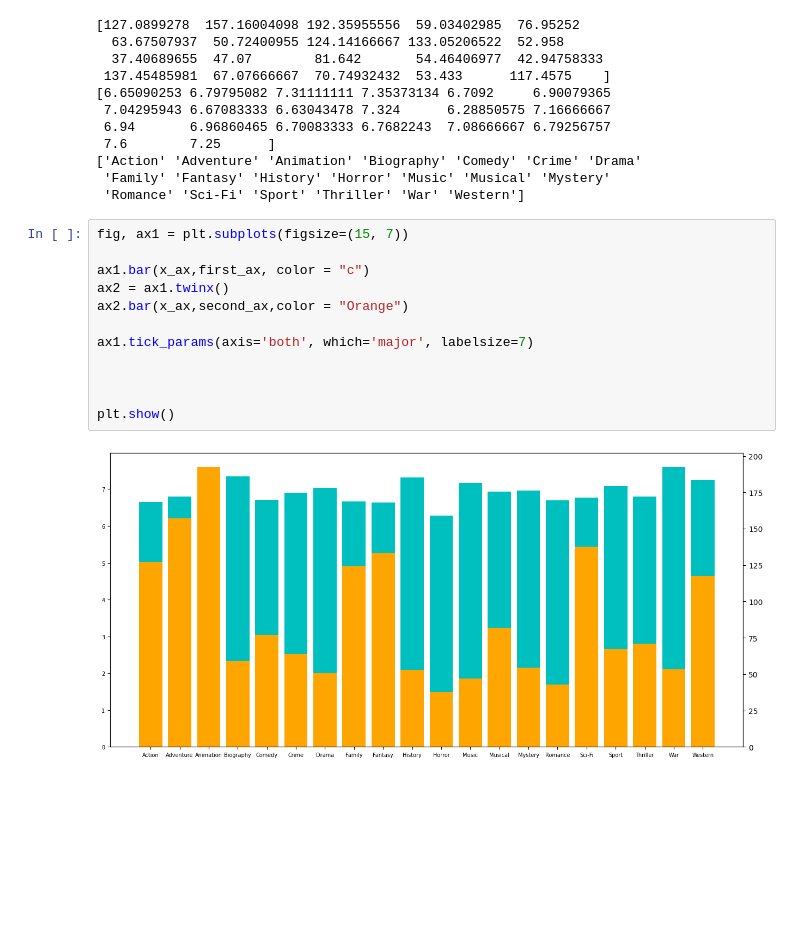
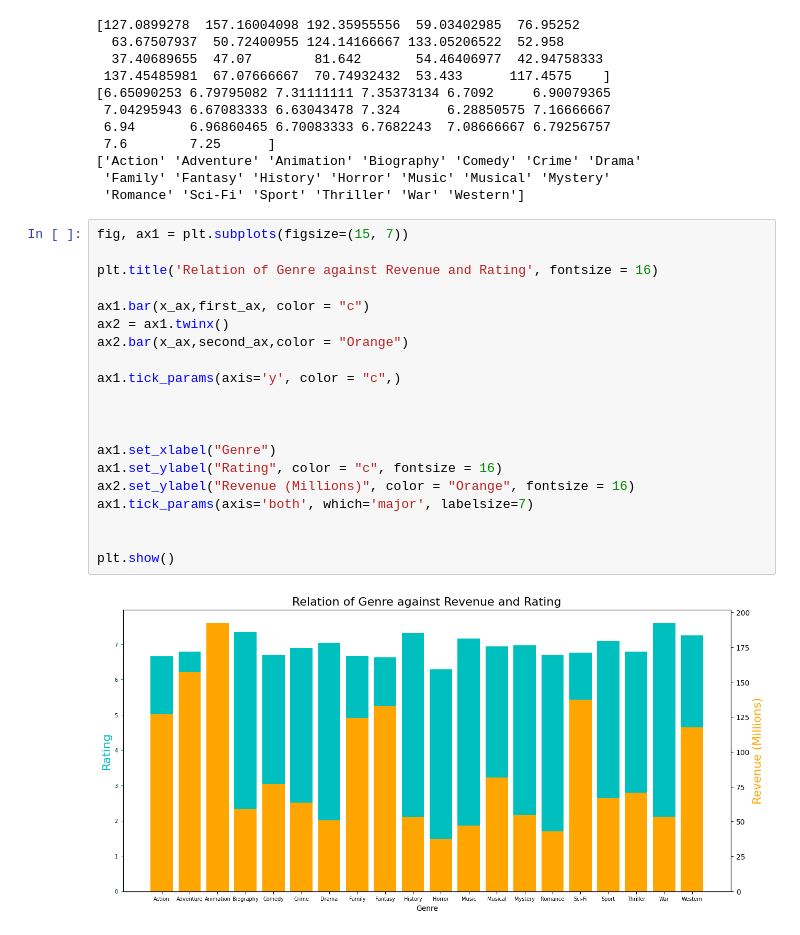
Before and after one commit to LinusTC/IMDBMovies, a Jupyter notebook: CW3.ipynb, the cells around one changed output. Saved outputs shown, nothing was run; the diff lists cells and outputs as text; blank space fills up the shorter version.

```diff
--- a/CW3.ipynb
+++ b/CW3.ipynb
@@ -420,15 +482,23 @@ print (x_ax)
  'Romance' 'Sci-Fi' 'Sport' 'Thriller' 'War' 'Western']
 # %%
 fig, ax1 = plt.subplots(figsize=(15, 7))
+
+plt.title('Relation of Genre against Revenue and Rating', fontsize = 16)
 
 ax1.bar(x_ax,first_ax, color = "c")
 ax2 = ax1.twinx()
 ax2.bar(x_ax,second_ax,color = "Orange")
 
+ax1.tick_params(axis='y', color = "c",)
+
+
+
+ax1.set_xlabel("Genre")
+ax1.set_ylabel("Rating", color = "c", fontsize = 16)
+ax2.set_ylabel("Revenue (Millions)", color = "Orange", fontsize = 16)
 ax1.tick_params(axis='both', which='major', labelsize=7)
 
 
-
 plt.show()
 # %% [output]
-[figure, old version]
+[figure, new version]
```
Also changed, not shown: parts of 6 cells of this notebook.
